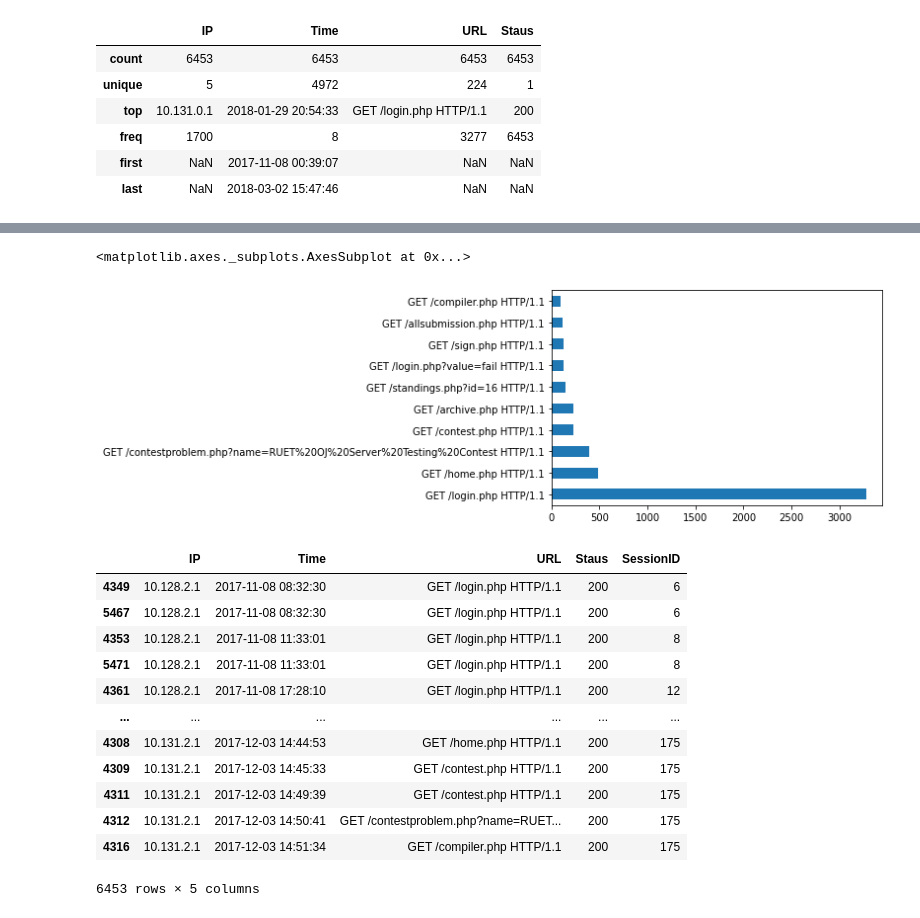
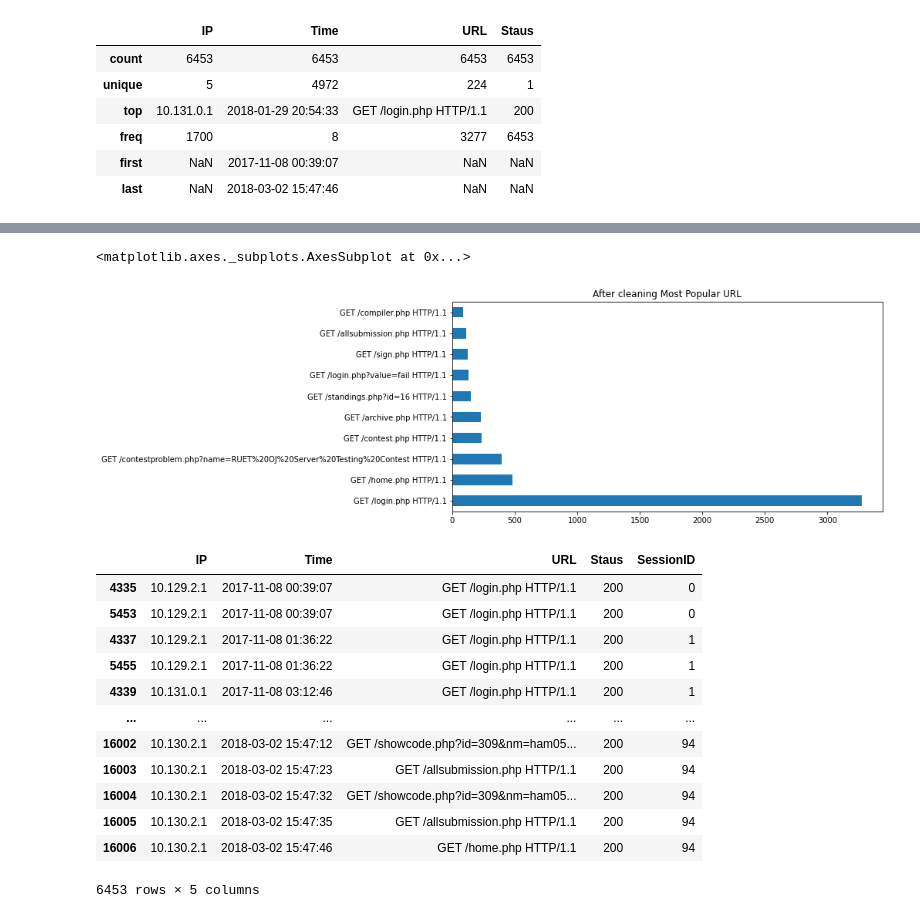
Before and after one commit to hpnightowl/Owlsbooks, a Jupyter notebook: papers.ipynb, the cells around one changed output, grey strips where cells are left out. Saved outputs shown, nothing was run; the diff lists cells and outputs as text; code cells hidden in the pictures.

Commit message:
papers: intro to some graphs

```diff
--- a/papers.ipynb
+++ b/papers.ipynb
@@ -25,3 +29,9 @@ data.describe()
 | unique | 16 | 7307 | 314 | 13 |
 | top | 10.128.2.1 | cannot | GET /login.php HTTP/1.1 | 200 |
 | freq | 4257 | 167 | 3284 | 11330 |
+# %%
+plt.rcParams['figure.figsize'] = (10, 7)
+
+color = plt.cm.magma(np.linspace(0, 1, 40))
+data['URL'].value_counts().head(40).plot.bar(color = color)
+plt.title('Most Popular Website used by the Users', fontsize = 20)
@@ -27,0 +41,6 @@ data.describe()
+# %%
+plt.rcParams['figure.figsize'] = (18, 7)
+
+color = plt.cm.copper(np.linspace(0, 1, 40))
+data['Staus'].value_counts().head(40).plot.bar(color = color)
+plt.title('Most Popular Requests by the Users', fontsize = 20)
@@ -211,8 +245,8 @@ Name: URL, Length: 224, dtype: int64
 # %%
-data['URL'].value_counts()[:10].plot(kind='barh')
+data.URL.value_counts()[:10].plot.barh(figsize=(10,5),title="After cleaning Most Popular URL")
 # %% [output]
 <matplotlib.axes._subplots.AxesSubplot at 0x...>
-[figure, old version]
+[figure, new version]
 # %%
 data = data.sort_values(by=['Time','URL'])
 data['Time'] = pd.to_datetime(data['Time'])
@@ -222,16 +257,17 @@ data['SessionID'] = (cond1 & cond2).cumsum()
 # %%
 data.sort_values(by=['IP','SessionID','Time'])
+data
 # %% [output]
 |  | IP | Time | URL | Staus | SessionID |
-| 4349 | 10.128.2.1 | 2017-11-08 08:32:30 | GET /login.php HTTP/1.1 | 200 | 6 |
-| 5467 | 10.128.2.1 | 2017-11-08 08:32:30 | GET /login.php HTTP/1.1 | 200 | 6 |
-| 4353 | 10.128.2.1 | 2017-11-08 11:33:01 | GET /login.php HTTP/1.1 | 200 | 8 |
-| 5471 | 10.128.2.1 | 2017-11-08 11:33:01 | GET /login.php HTTP/1.1 | 200 | 8 |
-| 4361 | 10.128.2.1 | 2017-11-08 17:28:10 | GET /login.php HTTP/1.1 | 200 | 12 |
+| 4335 | 10.129.2.1 | 2017-11-08 00:39:07 | GET /login.php HTTP/1.1 | 200 | 0 |
+| 5453 | 10.129.2.1 | 2017-11-08 00:39:07 | GET /login.php HTTP/1.1 | 200 | 0 |
+| 4337 | 10.129.2.1 | 2017-11-08 01:36:22 | GET /login.php HTTP/1.1 | 200 | 1 |
+| 5455 | 10.129.2.1 | 2017-11-08 01:36:22 | GET /login.php HTTP/1.1 | 200 | 1 |
+| 4339 | 10.131.0.1 | 2017-11-08 03:12:46 | GET /login.php HTTP/1.1 | 200 | 1 |
 | ... | ... | ... | ... | ... | ... |
-| 4308 | 10.131.2.1 | 2017-12-03 14:44:53 | GET /home.php HTTP/1.1 | 200 | 175 |
-| 4309 | 10.131.2.1 | 2017-12-03 14:45:33 | GET /contest.php HTTP/1.1 | 200 | 175 |
-| 4311 | 10.131.2.1 | 2017-12-03 14:49:39 | GET /contest.php HTTP/1.1 | 200 | 175 |
-| 4312 | 10.131.2.1 | 2017-12-03 14:50:41 | GET /contestproblem.php?name=RUET... | 200 | 175 |
-| 4316 | 10.131.2.1 | 2017-12-03 14:51:34 | GET /compiler.php HTTP/1.1 | 200 | 175 |
+| 16002 | 10.130.2.1 | 2018-03-02 15:47:12 | GET /showcode.php?id=309&nm=ham05... | 200 | 94 |
+| 16003 | 10.130.2.1 | 2018-03-02 15:47:23 | GET /allsubmission.php HTTP/1.1 | 200 | 94 |
+| 16004 | 10.130.2.1 | 2018-03-02 15:47:32 | GET /showcode.php?id=309&nm=ham05... | 200 | 94 |
+| 16005 | 10.130.2.1 | 2018-03-02 15:47:35 | GET /allsubmission.php HTTP/1.1 | 200 | 94 |
+| 16006 | 10.130.2.1 | 2018-03-02 15:47:46 | GET /home.php HTTP/1.1 | 200 | 94 |
 6453 rows × 5 columns
```
Also changed, not shown: parts of 13 cells of this notebook.
